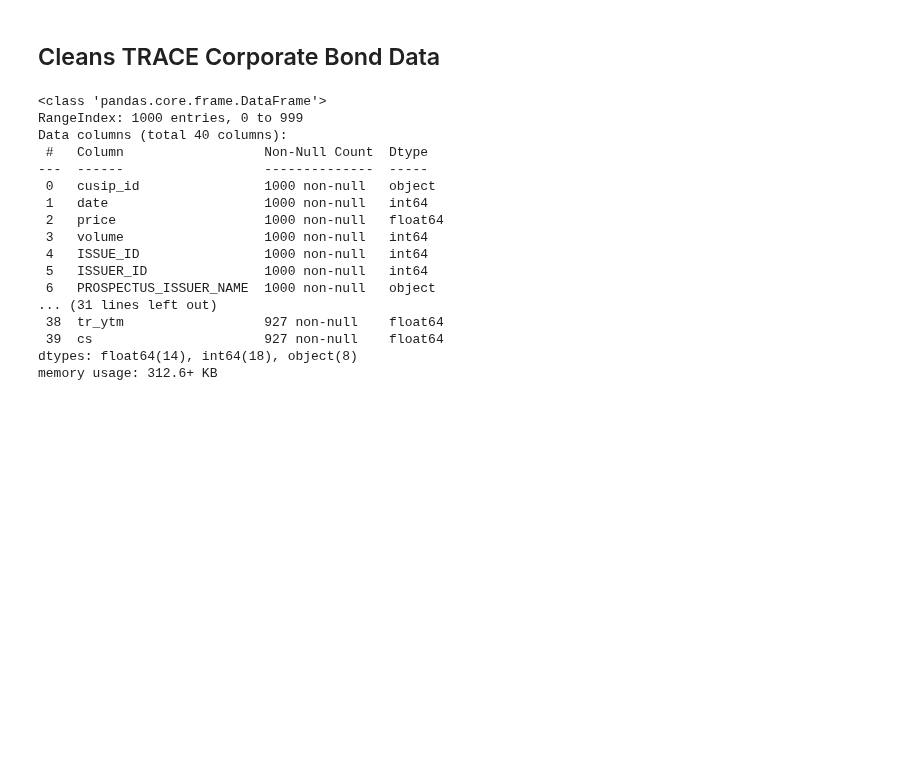
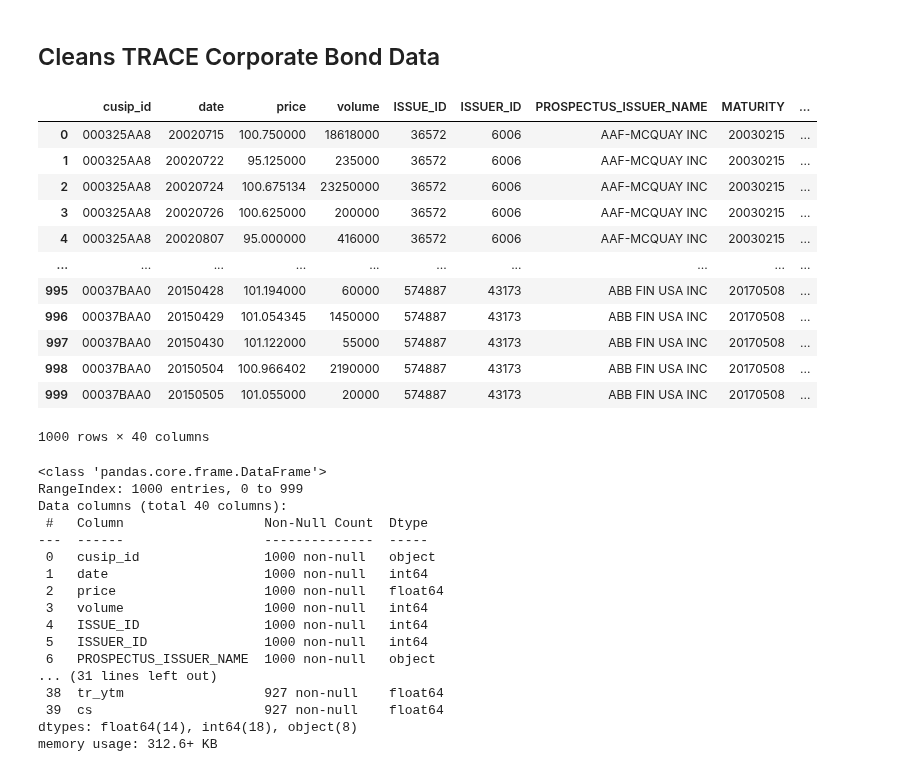
Before and after one commit to santoromano/Corporate-Bond-Factors, a Jupyter notebook: data_cleaning.ipynb, the cells around one changed output. Cells and saved outputs as stored; diff of their text form; code cells hidden in the pictures; blank space fills up the shorter version.

Commit message:
pre-return data change

```diff
--- a/data_cleaning.ipynb
+++ b/data_cleaning.ipynb
@@ -8,6 +8,22 @@ import numpy as np
 # Loads in subset of prof Yoshio's data
 with pd.read_csv("prof_yoshio_data/trace_credit_spreads.csv", chunksize=1000) as reader:
     data = reader.get_chunk()
+# %%
+data
+# %% [output]
+|  | cusip_id | date | price | volume | ISSUE_ID | ISSUER_ID | PROSPECTUS_ISSUER_NAME | MATURITY | ... |
+| 0 | 000325AA8 | 20020715 | 100.750000 | 18618000 | 36572 | 6006 | AAF-MCQUAY INC | 20030215 | ... |
+| 1 | 000325AA8 | 20020722 | 95.125000 | 235000 | 36572 | 6006 | AAF-MCQUAY INC | 20030215 | ... |
+| 2 | 000325AA8 | 20020724 | 100.675134 | 23250000 | 36572 | 6006 | AAF-MCQUAY INC | 20030215 | ... |
+| 3 | 000325AA8 | 20020726 | 100.625000 | 200000 | 36572 | 6006 | AAF-MCQUAY INC | 20030215 | ... |
+| 4 | 000325AA8 | 20020807 | 95.000000 | 416000 | 36572 | 6006 | AAF-MCQUAY INC | 20030215 | ... |
+| ... | ... | ... | ... | ... | ... | ... | ... | ... | ... |
+| 995 | 00037BAA0 | 20150428 | 101.194000 | 60000 | 574887 | 43173 | ABB FIN USA INC | 20170508 | ... |
+| 996 | 00037BAA0 | 20150429 | 101.054345 | 1450000 | 574887 | 43173 | ABB FIN USA INC | 20170508 | ... |
+| 997 | 00037BAA0 | 20150430 | 101.122000 | 55000 | 574887 | 43173 | ABB FIN USA INC | 20170508 | ... |
+| 998 | 00037BAA0 | 20150504 | 100.966402 | 2190000 | 574887 | 43173 | ABB FIN USA INC | 20170508 | ... |
+| 999 | 00037BAA0 | 20150505 | 101.055000 | 20000 | 574887 | 43173 | ABB FIN USA INC | 20170508 | ... |
+1000 rows × 40 columns
 # %%
 data.info()
 # %% [output]
```
Also changed, not shown: parts of 2 cells of this notebook.
